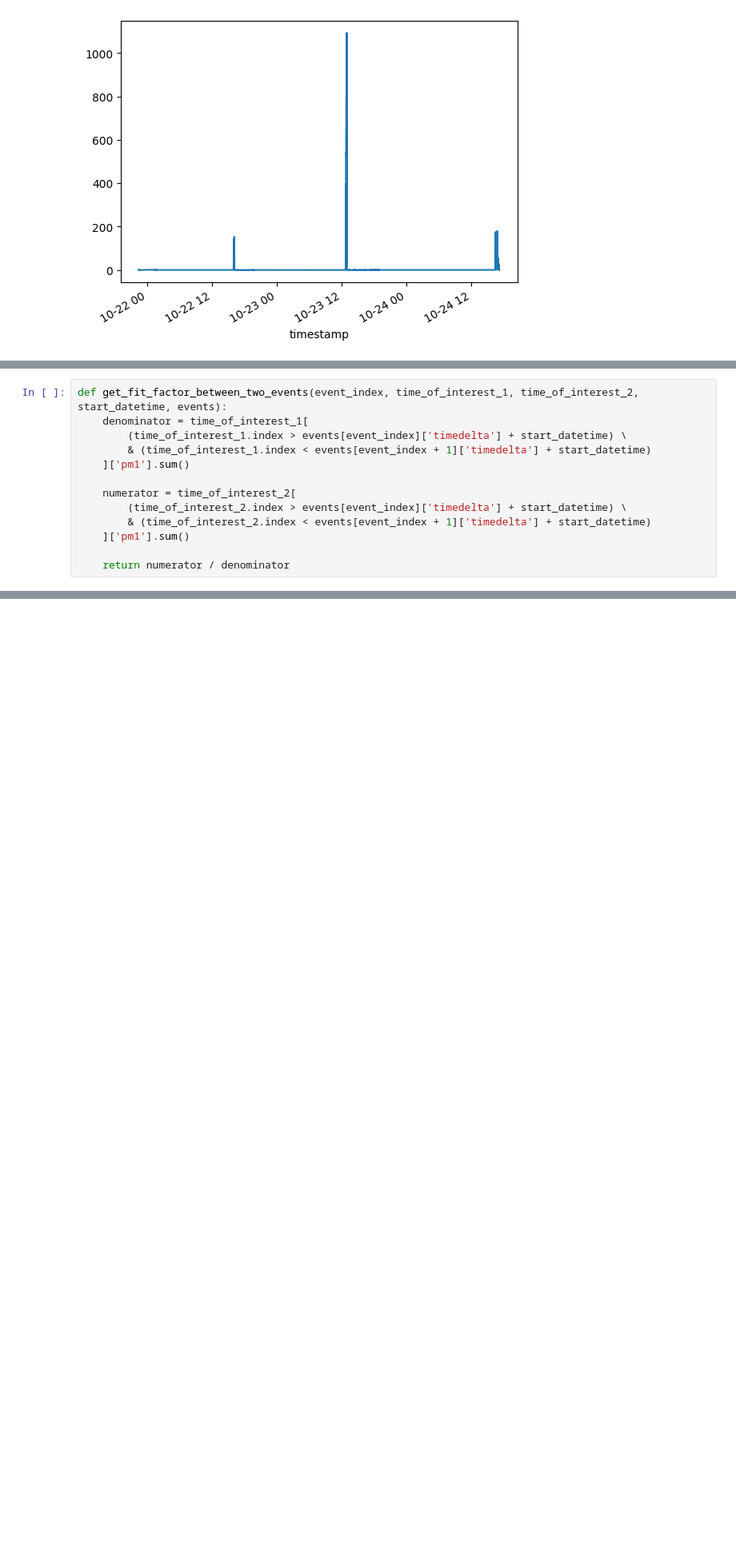
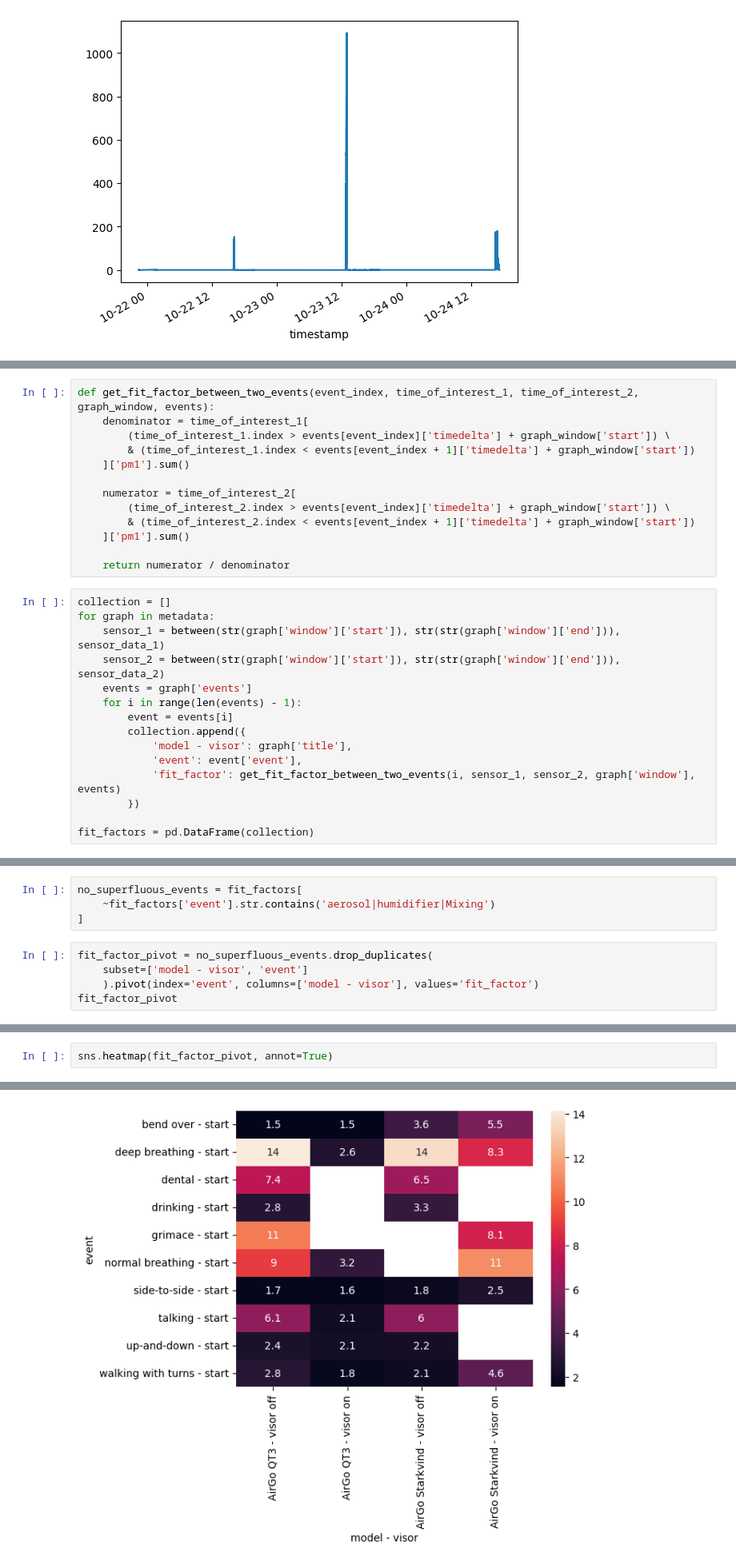
Before and after one commit to Edderic/iaq, a Jupyter notebook: airgo-2-sensors.ipynb, the cells around one changed output, grey strips where cells are left out. Shown at 80% size. Cells and saved outputs as stored; diff of their text form; blank space fills up the shorter version.

```diff
--- a/airgo-2-sensors.ipynb
+++ b/airgo-2-sensors.ipynb
@@ -397,13 +501,28 @@ fig.tight_layout()
 # %%
-def get_fit_factor_between_two_events(event_index, time_of_interest_1, time_of_interest_2, start_datetime, events):
+def get_fit_factor_between_two_events(event_index, time_of_interest_1, time_of_interest_2, graph_window, events):
     denominator = time_of_interest_1[
-        (time_of_interest_1.index > events[event_index]['timedelta'] + start_datetime) \
-        & (time_of_interest_1.index < events[event_index + 1]['timedelta'] + start_datetime)
+        (time_of_interest_1.index > events[event_index]['timedelta'] + graph_window['start']) \
+        & (time_of_interest_1.index < events[event_index + 1]['timedelta'] + graph_window['start'])
     ]['pm1'].sum()
 
     numerator = time_of_interest_2[
-        (time_of_interest_2.index > events[event_index]['timedelta'] + start_datetime) \
-        & (time_of_interest_2.index < events[event_index + 1]['timedelta'] + start_datetime)
+        (time_of_interest_2.index > events[event_index]['timedelta'] + graph_window['start']) \
+        & (time_of_interest_2.index < events[event_index + 1]['timedelta'] + graph_window['start'])
     ]['pm1'].sum()
 
     return numerator / denominator
+# %%
+collection = []
+for graph in metadata:
+    sensor_1 = between(str(graph['window']['start']), str(str(graph['window']['end'])), sensor_data_1)
+    sensor_2 = between(str(graph['window']['start']), str(str(graph['window']['end'])), sensor_data_2)
+    events = graph['events']
+    for i in range(len(events) - 1):
+        event = events[i]
+        collection.append({
+            'model - visor': graph['title'],
+            'event': event['event'],
+            'fit_factor': get_fit_factor_between_two_events(i, sensor_1, sensor_2, graph['window'], events)
+        })
+
+fit_factors = pd.DataFrame(collection)
@@ -409,0 +549,9 @@ def get_fit_factor_between_two_events(event_index, time_of_interest_1, time_of_i
+# %%
+no_superfluous_events = fit_factors[
+    ~fit_factors['event'].str.contains('aerosol|humidifier|Mixing')
+]
+# %%
+fit_factor_pivot = no_superfluous_events.drop_duplicates(
+    subset=['model - visor', 'event']
+    ).pivot(index='event', columns=['model - visor'], values='fit_factor')
+fit_factor_pivot
@@ -409,0 +578,3 @@ def get_fit_factor_between_two_events(event_index, time_of_interest_1, time_of_i
+# %%
+sns.heatmap(fit_factor_pivot, annot=True)
+# %% [output]
@@ -410,3 +582,4 @@ def get_fit_factor_between_two_events(event_index, time_of_interest_1, time_of_i
+[figure, added]
 # %%
 def get_fit_factor_for_event(event_name, sensor_1_data, sensor_2_data, graph_window, graph_events):
     sensor_1 = between(str(graph_window['start']), str(str(graph_window['end'])), sensor_data_1)
```
Also changed, not shown: parts of 17 cells of this notebook.
